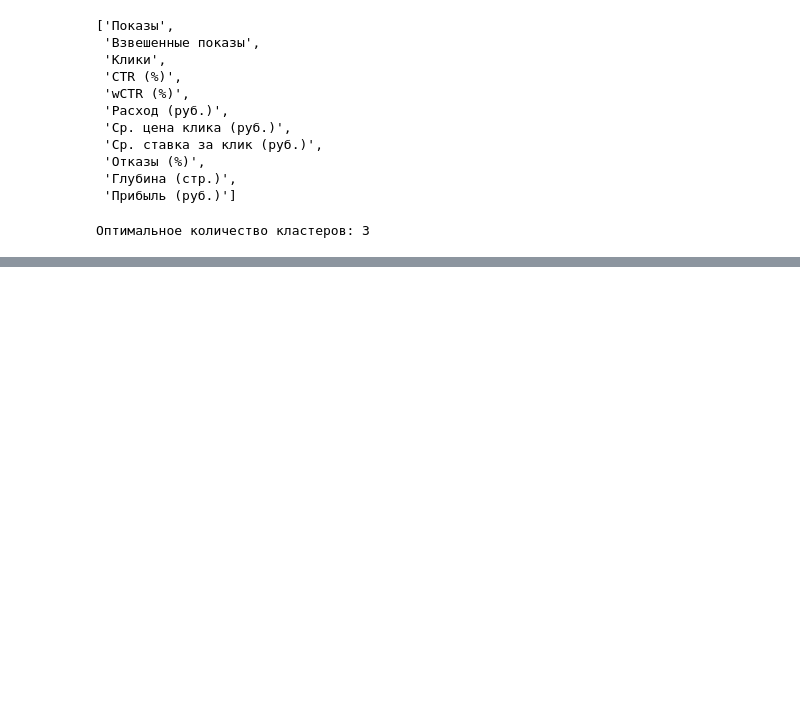
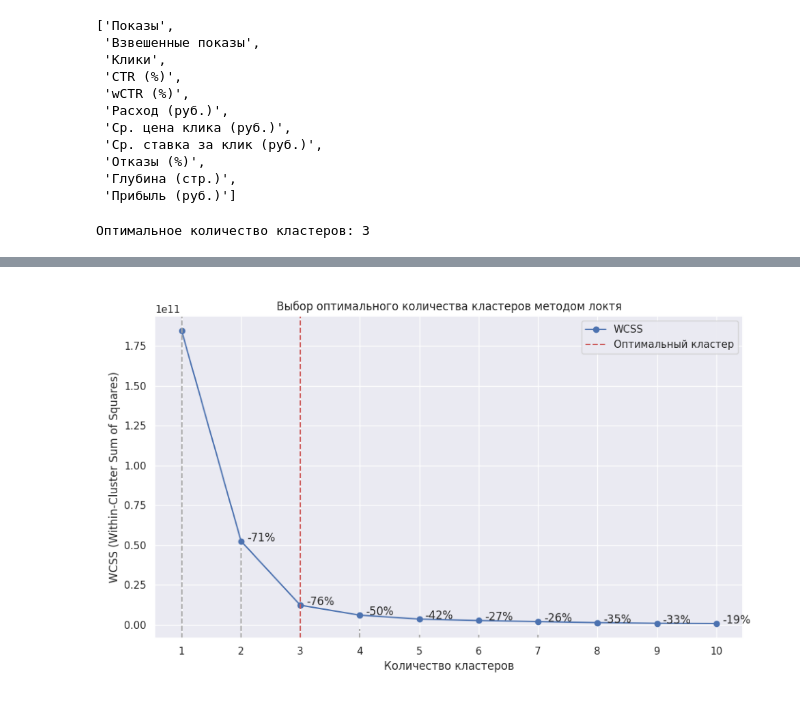
Before and after one commit to neZorinEgor/AdsAnalyzer, a Jupyter notebook: analys/main.ipynb, the cells around one changed output, grey strips where cells are left out. Cells and saved outputs as stored; diff of their text form; code cells hidden in the pictures; blank space fills up the shorter version.

```diff
--- a/analys/main.ipynb
+++ b/analys/main.ipynb
@@ -463,0 +488,8 @@ df.head()
+# %%
+plt.figure(figsize=(10, 8))
+plt.imshow(wcss)
+plt.axis("off")
+plt.tight_layout()
+plt.show()
+# %% [output]
+[figure, added]
```
Also changed, not shown: parts of 8 cells of this notebook, 1 other file.
